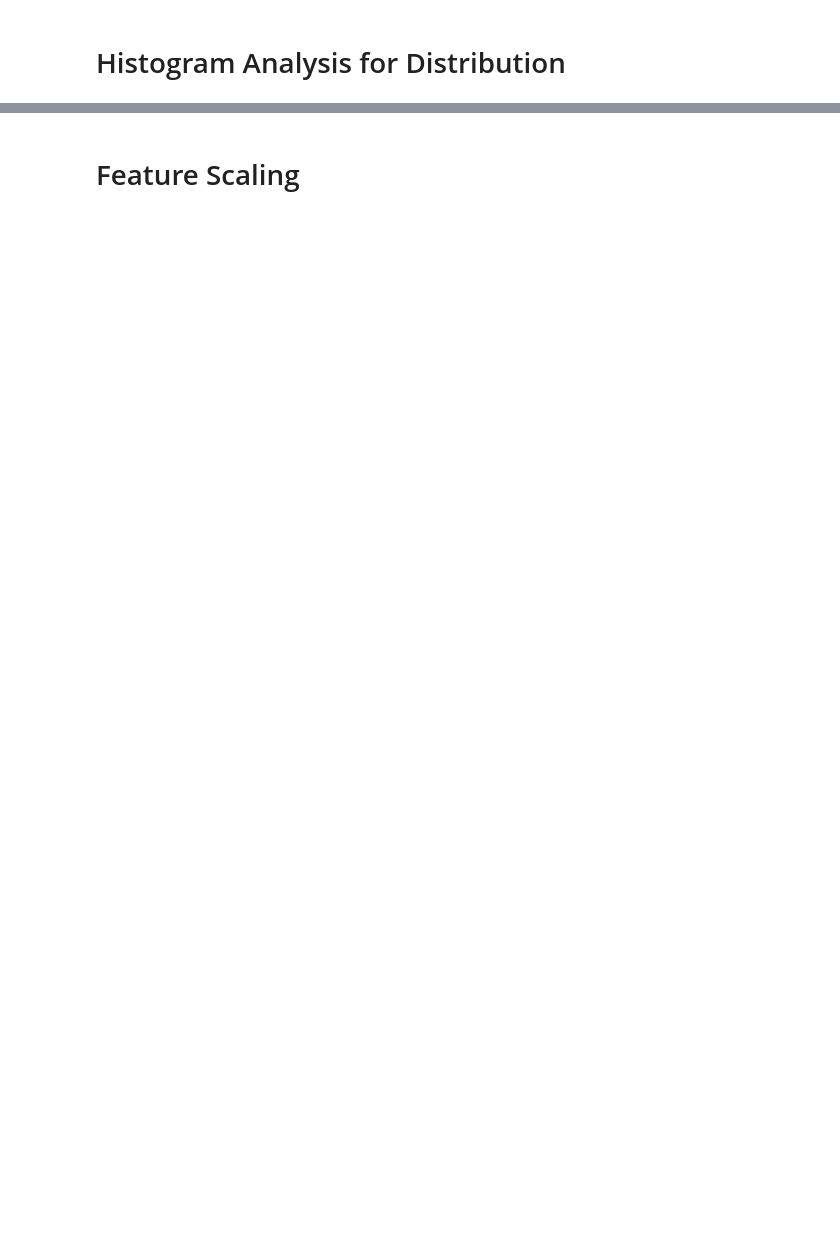
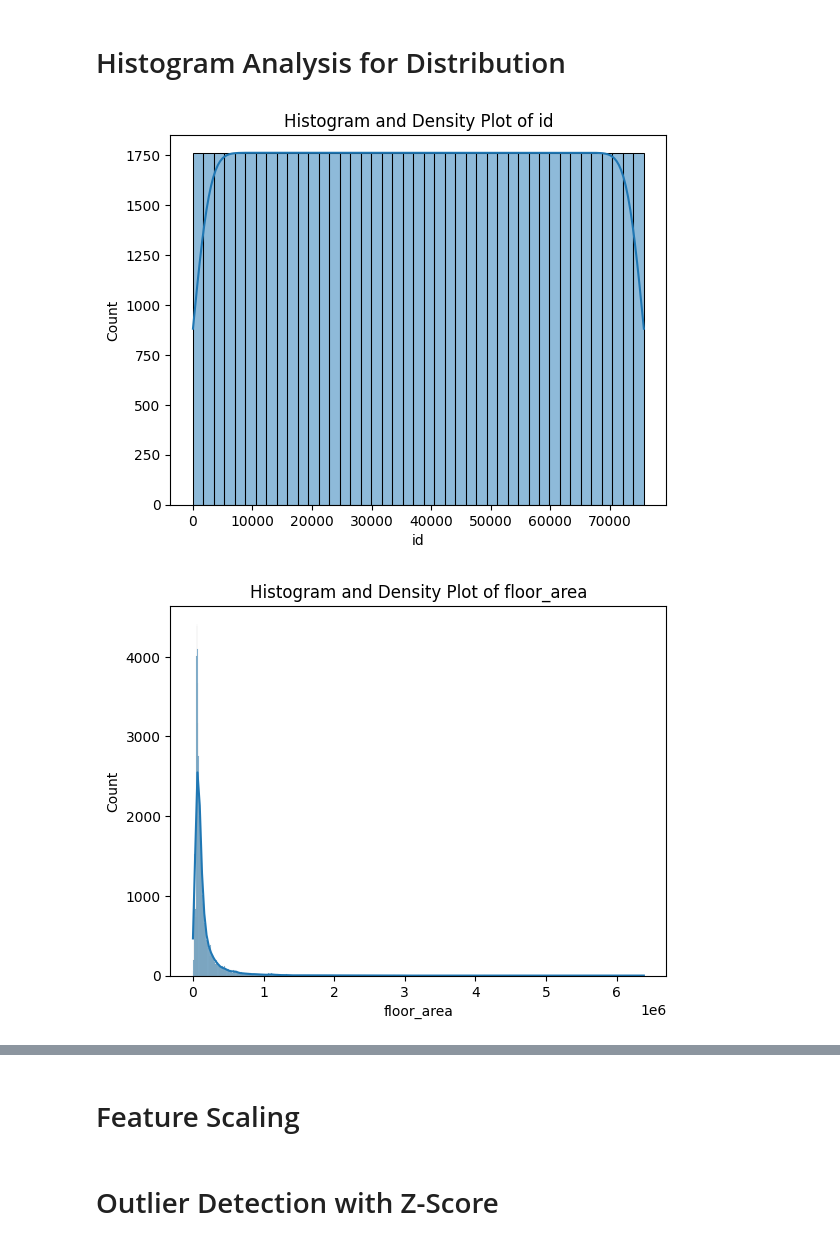
Before and after one commit to efazHossain/DATA-3421, a Jupyter notebook: Homeworks/Efaz_HW2/Efaz_HW2.ipynb, the cells around one changed output, grey strips where cells are left out. Drawn from its saved outputs; the diff is of its cells as text; code cells hidden in the pictures; blank space fills up the shorter version.

```diff
--- a/Homeworks/Efaz_HW2/Efaz_HW2.ipynb
+++ b/Homeworks/Efaz_HW2/Efaz_HW2.ipynb
@@ -102,2 +141,10 @@ There are multiple ways to handle the missing data in the dataset, so we'll expl
 # %% [markdown]
 # Histogram Analysis for Distribution
+# %%
+for col in c_df.select_dtypes(include=['number']).columns:
+    sns.histplot(c_df[col],kde = True)
+    plt.title(f"Histogram and Density Plot of {col}")
+    plt.show()
+# %% [output]
+[figure, added]
+[figure, added]
@@ -104,2 +157,4 @@ There are multiple ways to handle the missing data in the dataset, so we'll expl
 # %% [markdown]
 # Feature Scaling
+# %% [markdown]
+# Outlier Detection with Z-Score
```
Also changed, not shown: parts of 14 cells of this notebook.
